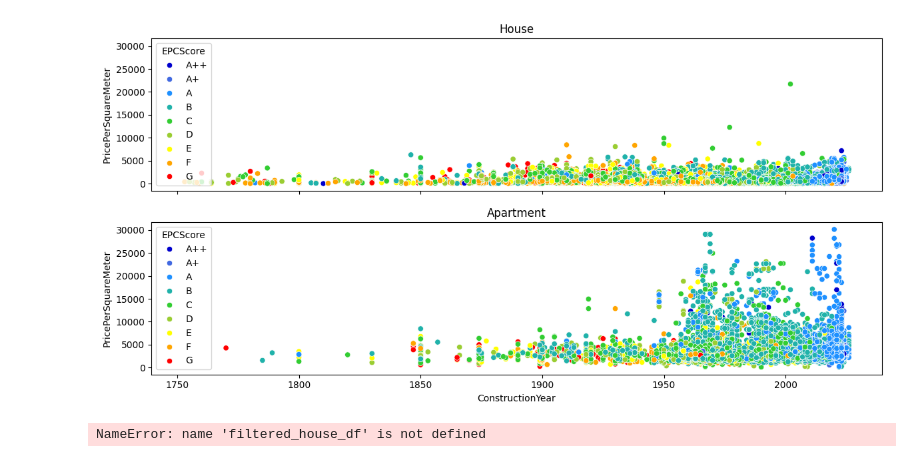
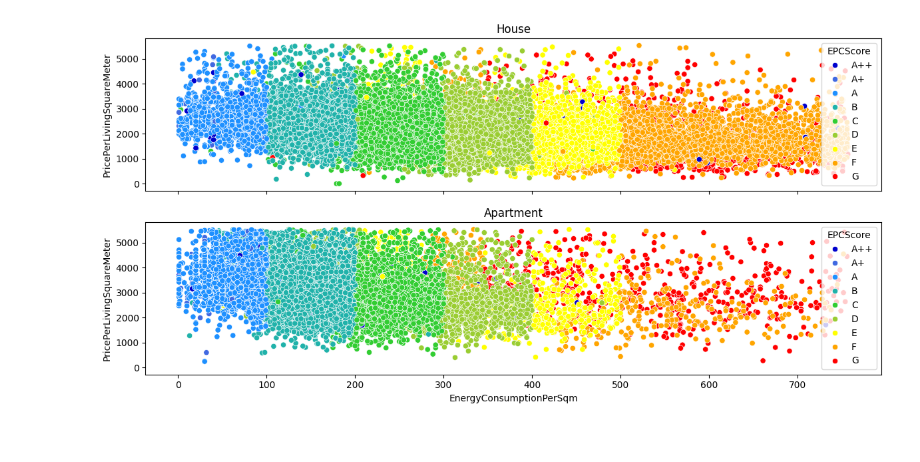
Before and after one commit to gnadela/immoeliza-analysis, a Jupyter notebook: analysis/Bears_Notebook.ipynb, the cells around one changed output. Drawn from its saved outputs; the diff is of its cells as text; code cells hidden in the pictures.

```diff
--- a/analysis/Bears_Notebook.ipynb
+++ b/analysis/Bears_Notebook.ipynb
@@ -48,3 +46,5 @@ memory usage: 10.9+ MB
 # %%
-house_data = cleaned_data[cleaned_data['PropertyType'] == 'House']
-apartment_data = cleaned_data[cleaned_data['PropertyType'] == 'Apartment']
+clean_house_data = cleaned_data[cleaned_data['PropertyType'] == 'House']
+clean_apartment_data = cleaned_data[cleaned_data['PropertyType'] == 'Apartment']
+model_house_data = model_data[model_data['PropertyType'] == 'House']
+model_apartment_data = model_data[model_data['PropertyType'] == 'Apartment']
@@ -81,61 +217,33 @@ import matplotlib.pyplot as plt
 custom_palette = {
     'G': 'red',     # G: red
     'F': 'orange',  # F: orange
     'E': 'yellow',  # E: yellow
     'D': 'yellowgreen',  # D: yellow-green
     'C': 'limegreen',    # C: green
     'B': 'lightseagreen',  # B: light blue-green
     'A': 'dodgerblue',  # A: blue
     'A+': 'royalblue',  # A+: dark blue
     'A++': 'mediumblue', # A++: medium blue
 }
 
 # Define custom order for EPCScore legend
 epc_score_order = ['A++', 'A+', 'A', 'B', 'C', 'D', 'E', 'F', 'G']
 
 # Create a figure with two subplots side by side
 fig, axs = plt.subplots(2, 1, figsize=(12, 6), sharex=True, sharey=True)
 
 # Scatter plot for PropertyType == House
-sns.scatterplot(x="ConstructionYear", y="PricePerSquareMeter", hue='EPCScore', hue_order=epc_score_order, palette=custom_palette, data=house_data, ax=axs[0])
+sns.scatterplot(x="EnergyConsumptionPerSqm", y="PricePerLivingSquareMeter", hue='EPCScore', hue_order=epc_score_order, palette=custom_palette, data=model_house_data, ax=axs[0])
 axs[0].set_title('House')
 
 # Scatter plot for PropertyType == Apartment
-sns.scatterplot(x="ConstructionYear", y="PricePerSquareMeter", hue='EPCScore', hue_order=epc_score_order, palette=custom_palette, data=apartment_data, ax=axs[1])
+sns.scatterplot(x="EnergyConsumptionPerSqm", y="PricePerLivingSquareMeter", hue='EPCScore', hue_order=epc_score_order, palette=custom_palette, data=model_apartment_data, ax=axs[1])
 axs[1].set_title('Apartment')
 
 # Adjust layout
 plt.tight_layout()
 
 # Show the plot
 plt.show()
 # %% [output]
-[figure, old version]
+[figure, new version]
-# %%
-import pandas as pd
-import matplotlib.pyplot as plt
-import seaborn as sns
-
-# Concatenate filtered_house_df and filtered_apartment_df
-concatenated_df = pd.concat([filtered_house_df.assign(PropertyType='House'), filtered_apartment_df.assign(PropertyType='Apartment')])
-
-# Create a figure and axes for the plot
-plt.figure(figsize=(12, 8))
-
-# Plot boxplot for concatenated data
-sns.boxplot(x="Province", y="PricePerSquareMeter", hue='PropertyType', data=concatenated_df, showfliers=False, palette="pastel")
-
-# Set y-axis label
-plt.ylabel("Price (€/sqm)")
-
-# Set x-axis label
-plt.xlabel("Province")
-
-# Rotate x-axis labels for better readability
-plt.xticks(rotation=45)
-
-# Show the plot
-plt.tight_layout()
-plt.show()
-# %% [output]
-NameError: name 'filtered_house_df' is not defined
```
Also changed, not shown: parts of 14 cells of this notebook, 6 other files.
